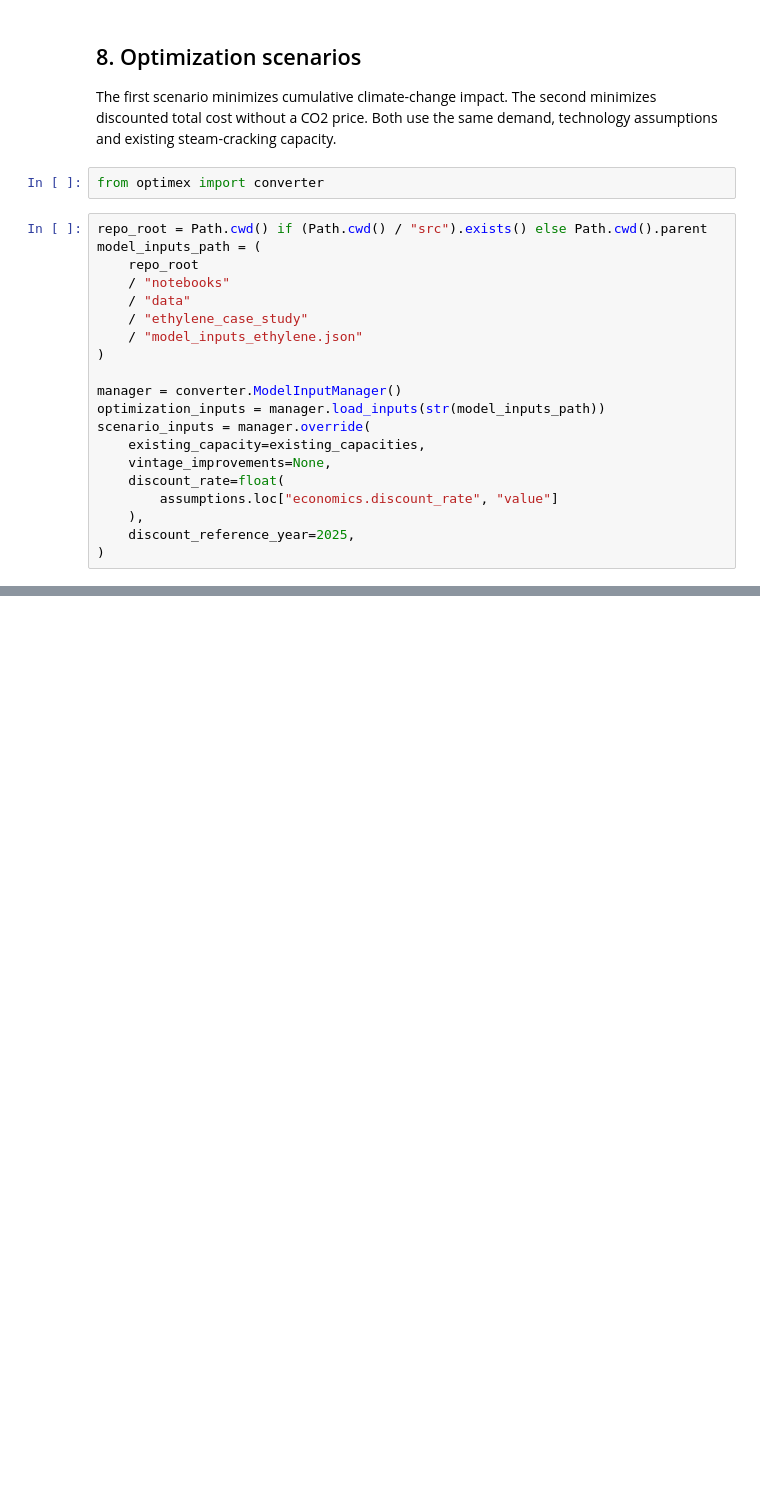
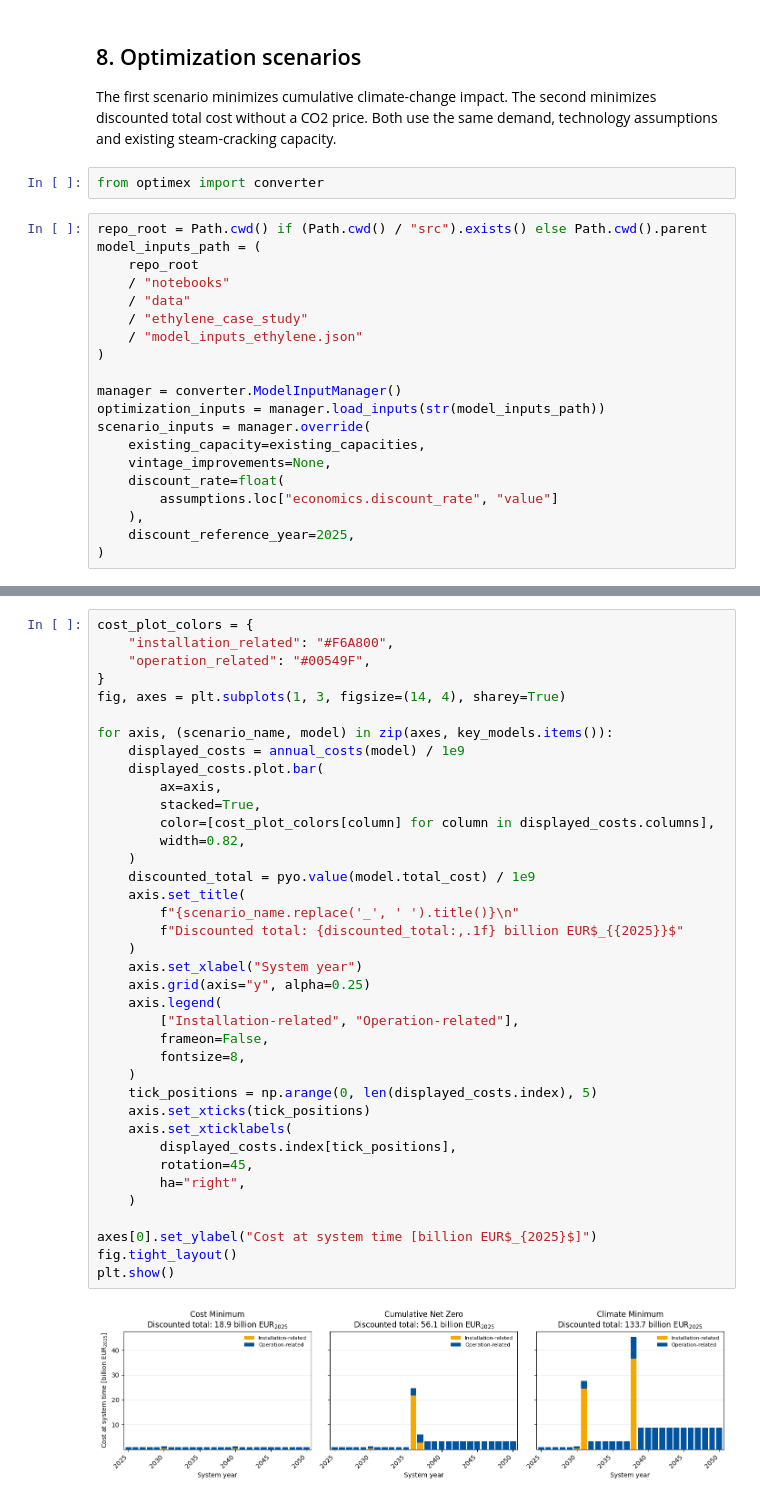
Before and after one commit to langeluca/optimex, a Jupyter notebook: notebooks/ethylene_case_study.ipynb, the cells around one changed output, grey strips where cells are left out. Saved outputs shown, nothing was run; the diff lists cells and outputs as text; blank space fills up the shorter version.

```diff
--- a/notebooks/ethylene_case_study.ipynb
+++ b/notebooks/ethylene_case_study.ipynb
@@ -2199,0 +2455,40 @@ pricing and vintage improvements are not part of this baseline.
+# %%
+cost_plot_colors = {
+    "installation_related": "#F6A800",
+    "operation_related": "#00549F",
+}
+fig, axes = plt.subplots(1, 3, figsize=(14, 4), sharey=True)
+
+for axis, (scenario_name, model) in zip(axes, key_models.items()):
+    displayed_costs = annual_costs(model) / 1e9
+    displayed_costs.plot.bar(
+        ax=axis,
+        stacked=True,
+        color=[cost_plot_colors[column] for column in displayed_costs.columns],
+        width=0.82,
+    )
+    discounted_total = pyo.value(model.total_cost) / 1e9
+    axis.set_title(
+        f"{scenario_name.replace('_', ' ').title()}\n"
+        f"Discounted total: {discounted_total:,.1f} billion EUR$_{{2025}}$"
+    )
+    axis.set_xlabel("System year")
+    axis.grid(axis="y", alpha=0.25)
+    axis.legend(
+        ["Installation-related", "Operation-related"],
+        frameon=False,
+        fontsize=8,
+    )
+    tick_positions = np.arange(0, len(displayed_costs.index), 5)
+    axis.set_xticks(tick_positions)
+    axis.set_xticklabels(
+        displayed_costs.index[tick_positions],
+        rotation=45,
+        ha="right",
+    )
+
+axes[0].set_ylabel("Cost at system time [billion EUR$_{2025}$]")
+fig.tight_layout()
+plt.show()
+# %% [output]
+[figure, added]
```
Also changed, not shown: parts of 23 cells of this notebook, 25 other files.
